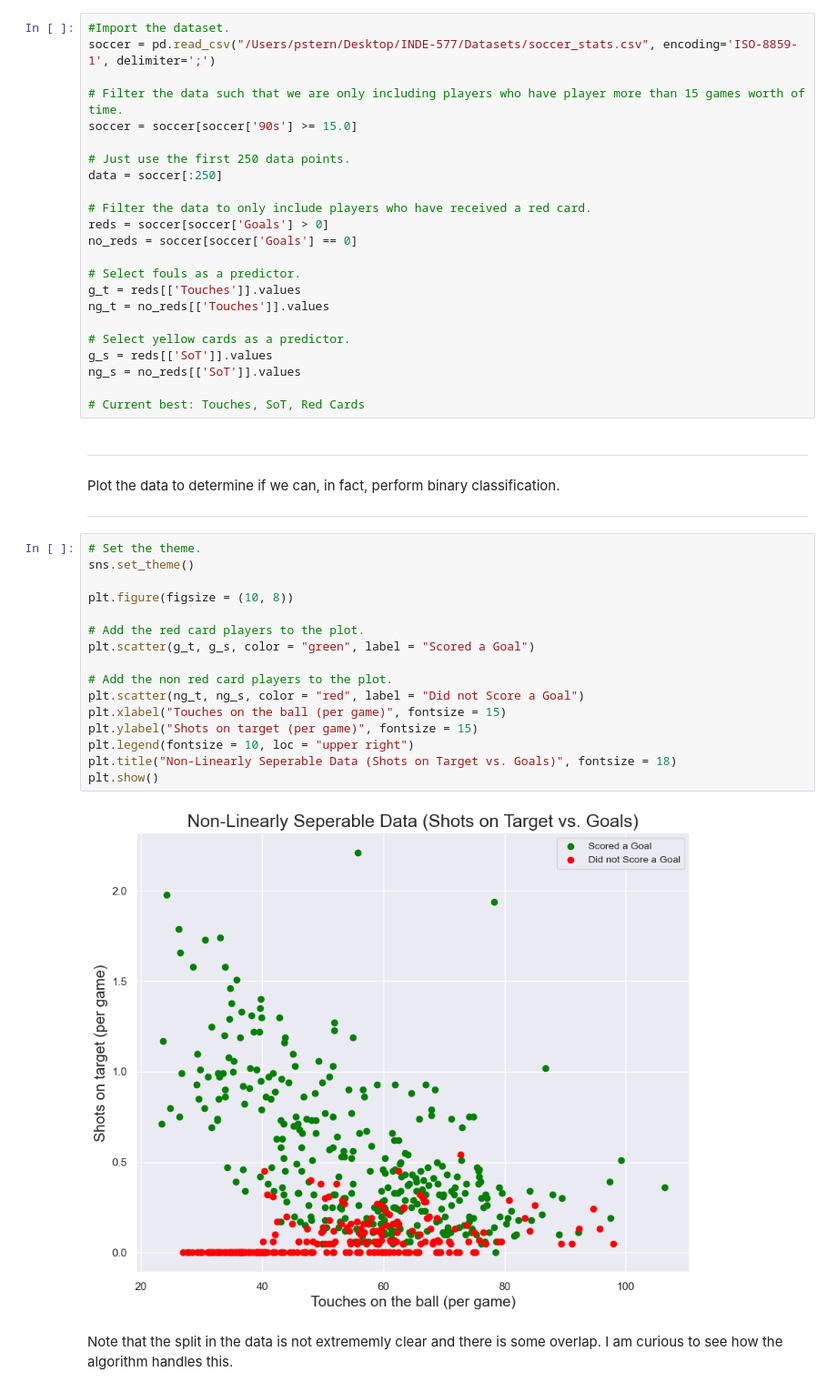
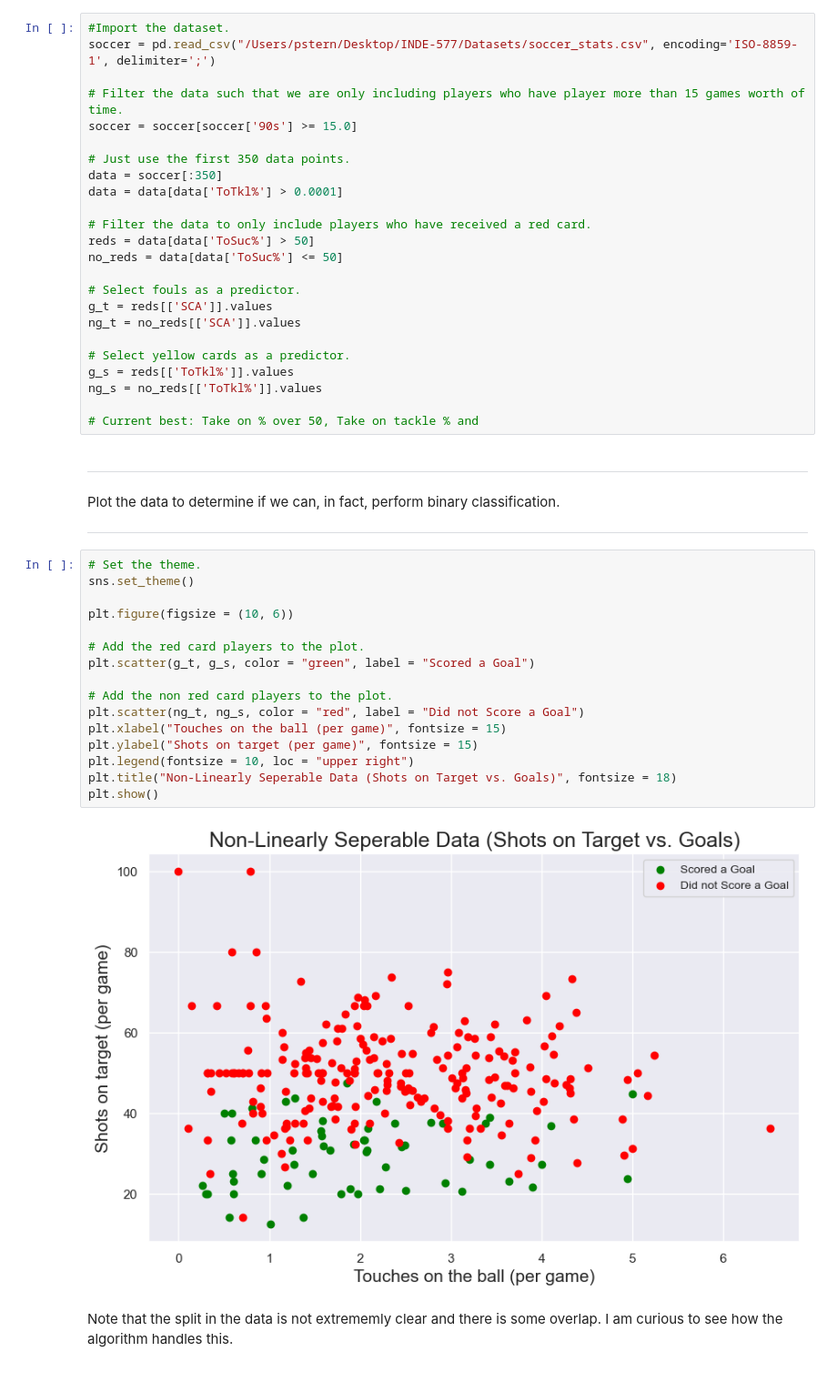
Before and after one commit to pstern17/INDE-577, a Jupyter notebook: 1. Supervised Learning/1.3. Logistic Regression/logistic_regression.ipynb, the cells around one changed output. Shown at 91% size. Saved outputs shown, nothing was run; the diff lists cells and outputs as text.

```diff
--- a/1. Supervised Learning/1.3. Logistic Regression/logistic_regression.ipynb
+++ b/1. Supervised Learning/1.3. Logistic Regression/logistic_regression.ipynb
@@ -44,22 +44,23 @@ soccer = pd.read_csv("/Users/pstern/Desktop/INDE-577/Datasets/soccer_stats.csv",
 # Filter the data such that we are only including players who have player more than 15 games worth of time.
 soccer = soccer[soccer['90s'] >= 15.0]
 
-# Just use the first 250 data points.
-data = soccer[:250]
+# Just use the first 350 data points.
+data = soccer[:350]
+data = data[data['ToTkl%'] > 0.0001]
 
 # Filter the data to only include players who have received a red card.
-reds = soccer[soccer['Goals'] > 0]
-no_reds = soccer[soccer['Goals'] == 0]
+reds = data[data['ToSuc%'] > 50]
+no_reds = data[data['ToSuc%'] <= 50]
 
 # Select fouls as a predictor.
-g_t = reds[['Touches']].values
-ng_t = no_reds[['Touches']].values
+g_t = reds[['SCA']].values
+ng_t = no_reds[['SCA']].values
 
 # Select yellow cards as a predictor.
-g_s = reds[['SoT']].values
-ng_s = no_reds[['SoT']].values
+g_s = reds[['ToTkl%']].values
+ng_s = no_reds[['ToTkl%']].values
 
-# Current best: Touches, SoT, Red Cards
+# Current best: Take on % over 50, Take on tackle % and
 # %% [markdown]
 ***
 Plot the data to determine if we can, in fact, perform binary classification.
@@ -67,21 +68,21 @@ Plot the data to determine if we can, in fact, perform binary classification.
 # %%
 # Set the theme.
 sns.set_theme()
 
-plt.figure(figsize = (10, 8))
+plt.figure(figsize = (10, 6))
 
 # Add the red card players to the plot.
 plt.scatter(g_t, g_s, color = "green", label = "Scored a Goal")
 
 # Add the non red card players to the plot.
 plt.scatter(ng_t, ng_s, color = "red", label = "Did not Score a Goal")
 plt.xlabel("Touches on the ball (per game)", fontsize = 15)
 plt.ylabel("Shots on target (per game)", fontsize = 15)
 plt.legend(fontsize = 10, loc = "upper right")
 plt.title("Non-Linearly Seperable Data (Shots on Target vs. Goals)", fontsize = 18)
 plt.show()
 # %% [output]
-[figure, old version]
+[figure, new version]
 # %% [markdown]
 Note that the split in the data is not extrememly clear and there is some overlap. I am curious to see how the algorithm handles this.
 # %% [markdown]
```
Also changed, not shown: 2 other files.
